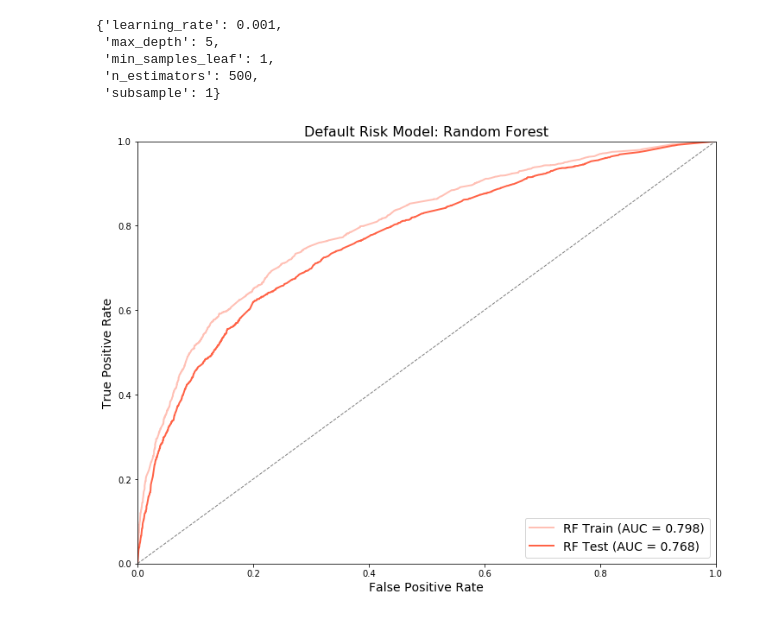
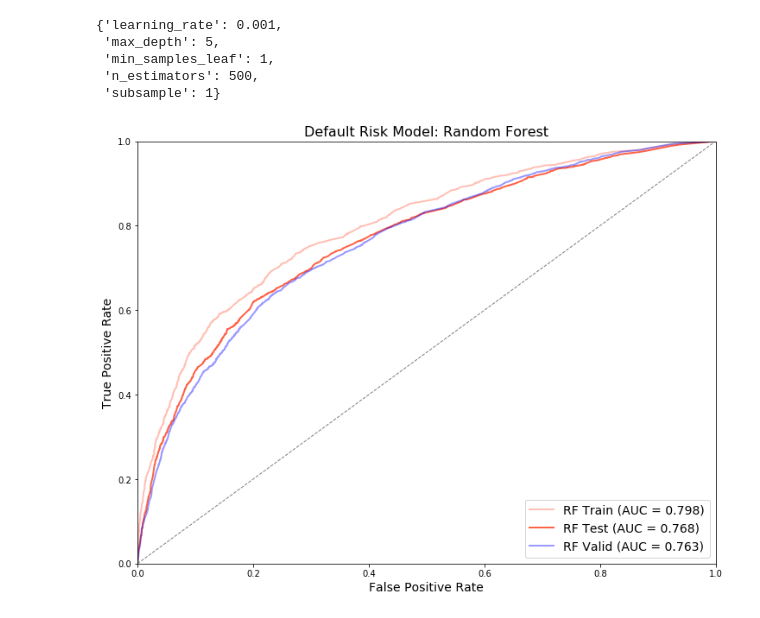
Before and after one commit to jonatronblah/python, a Jupyter notebook: assignments/python assignment 2.ipynb, the cells around one changed output. Saved outputs shown, nothing was run; the diff lists cells and outputs as text; code cells hidden in the pictures.

```diff
--- a/assignments/python assignment 2.ipynb
+++ b/assignments/python assignment 2.ipynb
@@ -156,26 +156,33 @@ boost_rs.best_params_
 # %%
 boost_scores_train = boost_rs.predict_proba(X_train)[:, 1]
 boost_scores_test = boost_rs.predict_proba(X_test)[:, 1]
+boost_scores_valid = boost_rs.predict_proba(X_valid)[:, 1]
+
 
 boost_fpr_train, boost_tpr_train, _ = roc_curve(y_train, boost_scores_train)
 boost_fpr_test, boost_tpr_test, _ = roc_curve(y_test, boost_scores_test)
+boost_fpr_valid, boost_tpr_valid, _ = roc_curve(y_valid, boost_scores_valid)
+
 
 plt.figure().set_size_inches(12, 9)
 
 plt.plot(boost_fpr_train, boost_tpr_train, color='tomato', lw=2, alpha = 0.4, linestyle = '-',
          label='RF Train (AUC = %0.3f)' %roc_auc_score(y_train, boost_scores_train))
 
 plt.plot(boost_fpr_test, boost_tpr_test, color='tomato', lw=2, linestyle = '-',
          label='RF Test (AUC = %0.3f)' %roc_auc_score(y_test, boost_scores_test))
+
+plt.plot(boost_fpr_valid, boost_tpr_valid, color='blue', lw=2, alpha = 0.4, linestyle = '-',
+         label='RF Valid (AUC = %0.3f)' %roc_auc_score(y_valid, boost_scores_valid))
 
 
 plt.plot([0, 1], [0, 1], color='gray', lw=1, linestyle='--')
 plt.xlim([0.0, 1.0])
 plt.ylim([0.0, 1.0])
 plt.xlabel('False Positive Rate', fontsize = 14)
 plt.ylabel('True Positive Rate', fontsize = 14)
 plt.title('Default Risk Model: Random Forest', fontsize = 16)
 plt.legend(loc='lower right', fontsize = 14)
 plt.show();
 # %% [output]
-[figure, old version]
+[figure, new version]
```
Also changed, not shown: parts of 1 cell of this notebook.
